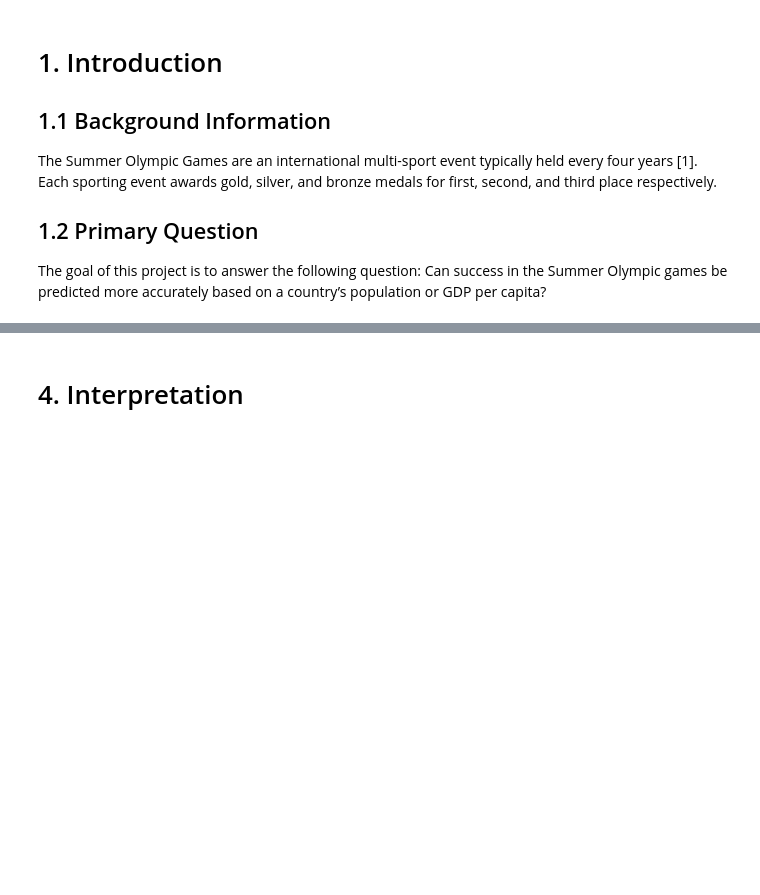
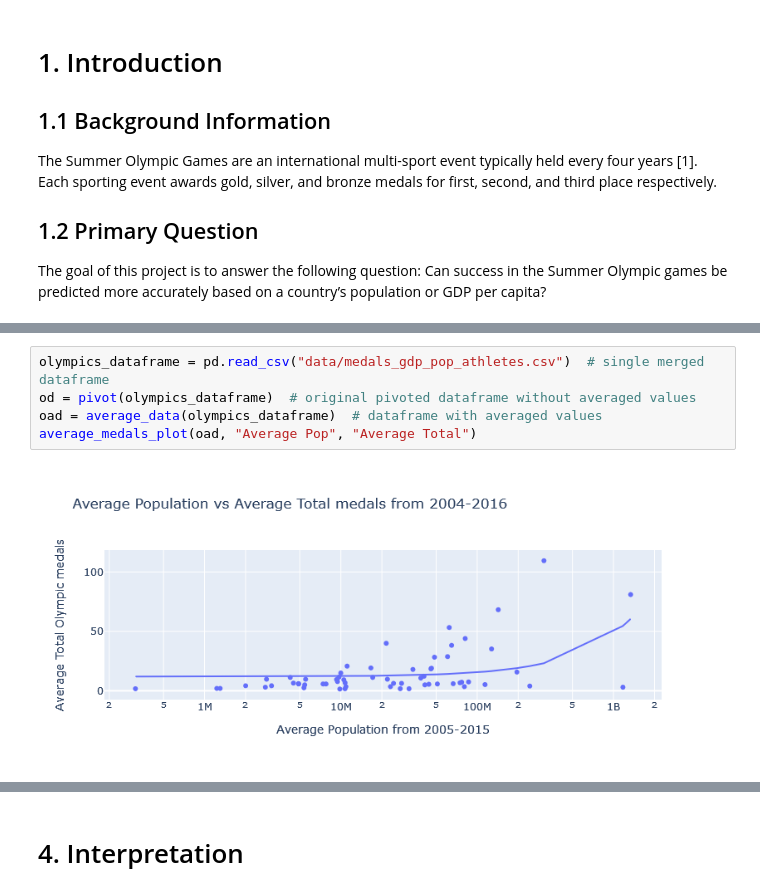
Before and after one commit to madans2984/olympic-games-analysis, a Jupyter notebook: computational_essay.ipynb, the cells around one changed output, grey strips where cells are left out. Cells and saved outputs as stored; diff of their text form; blank space fills up the shorter version.

```diff
--- a/computational_essay.ipynb
+++ b/computational_essay.ipynb
@@ -100,0 +75,7 @@ We decided to merge our dataframes for medals, population, and GDP per capita to
+# %%
+olympics_dataframe = pd.read_csv("data/medals_gdp_pop_athletes.csv")  # single merged dataframe
+od = pivot(olympics_dataframe)  # original pivoted dataframe without averaged values
+oad = average_data(olympics_dataframe)  # dataframe with averaged values
+average_medals_plot(oad, "Average Pop", "Average Total")
+# %% [output]
+[figure, added]
```
Also changed, not shown: parts of 16 cells of this notebook.
